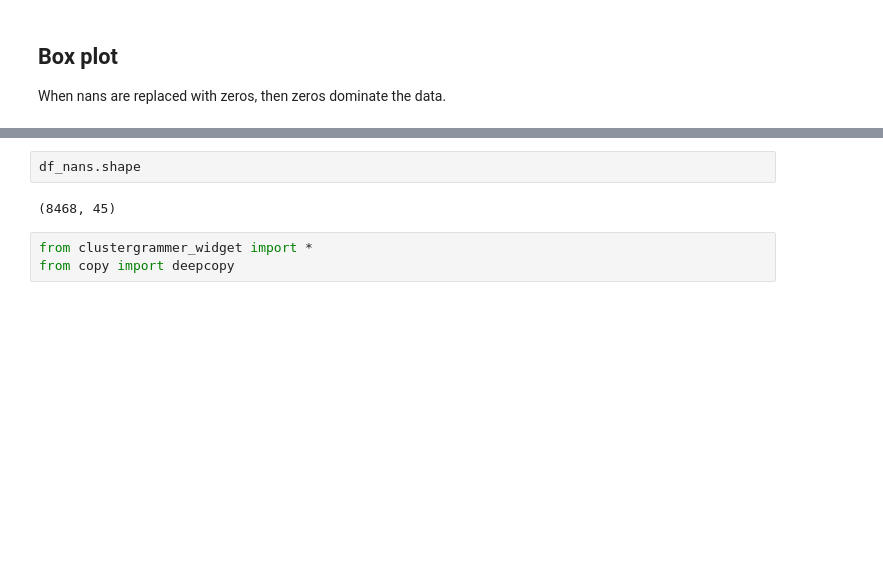
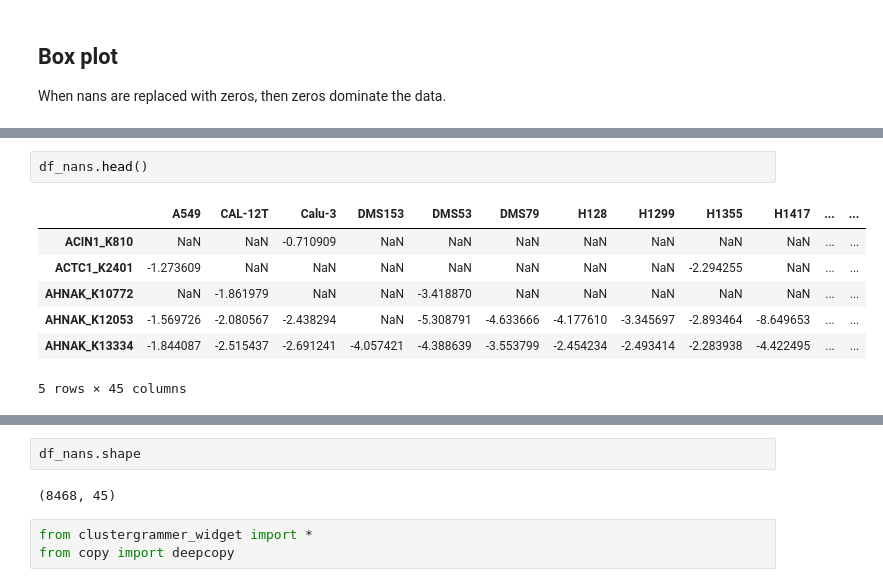
Before and after one commit to MaayanLab/CST_Lung_Cancer_Viz, a Jupyter notebook: notebooks/Improved_Quantile_Normalization.ipynb, the cells around one changed output, grey strips where cells are left out. Drawn from its saved outputs; the diff is of its cells as text; blank space fills up the shorter version.

```diff
--- a/notebooks/Improved_Quantile_Normalization.ipynb
+++ b/notebooks/Improved_Quantile_Normalization.ipynb
@@ -126,3 +126,13 @@ df_nans.plot(kind='box', figsize=(10,3), rot=90)
+# %%
+df_nans.head()
+# %% [output]
+|  | A549 | CAL-12T | Calu-3 | DMS153 | DMS53 | DMS79 | H128 | H1299 | H1355 | H1417 | ... | ... |
+| ACIN1_K810 | NaN | NaN | -0.710909 | NaN | NaN | NaN | NaN | NaN | NaN | NaN | ... | ... |
+| ACTC1_K2401 | -1.273609 | NaN | NaN | NaN | NaN | NaN | NaN | NaN | -2.294255 | NaN | ... | ... |
+| AHNAK_K10772 | NaN | -1.861979 | NaN | NaN | -3.418870 | NaN | NaN | NaN | NaN | NaN | ... | ... |
+| AHNAK_K12053 | -1.569726 | -2.080567 | -2.438294 | NaN | -5.308791 | -4.633666 | -4.177610 | -3.345697 | -2.893464 | -8.649653 | ... | ... |
+| AHNAK_K13334 | -1.844087 | -2.515437 | -2.691241 | -4.057421 | -4.388639 | -3.553799 | -2.454234 | -2.493414 | -2.283938 | -4.422495 | ... | ... |
+5 rows × 45 columns
 # %%
 # adding zeros makes distributions narrow around zero
 df_zeros.plot(kind='box', figsize=(10,3), rot=90)
```
Also changed, not shown: parts of 4 cells of this notebook, 4 other files.
